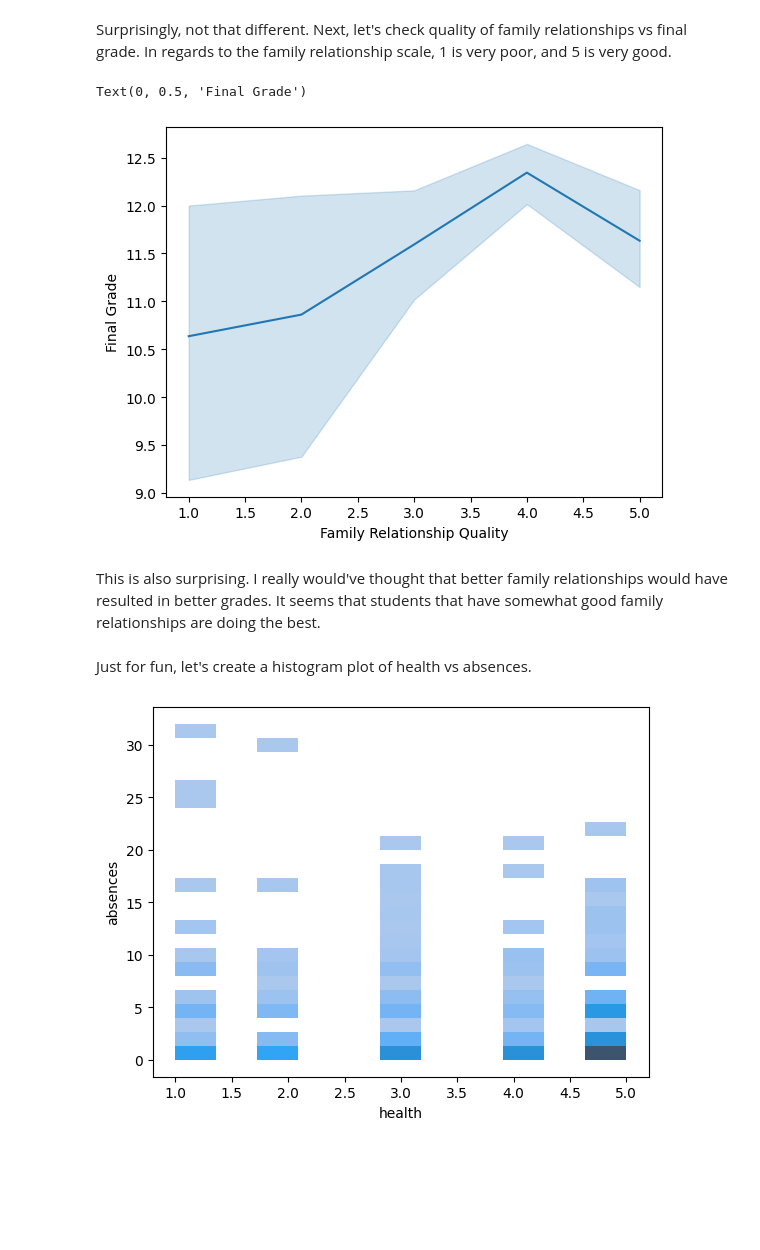
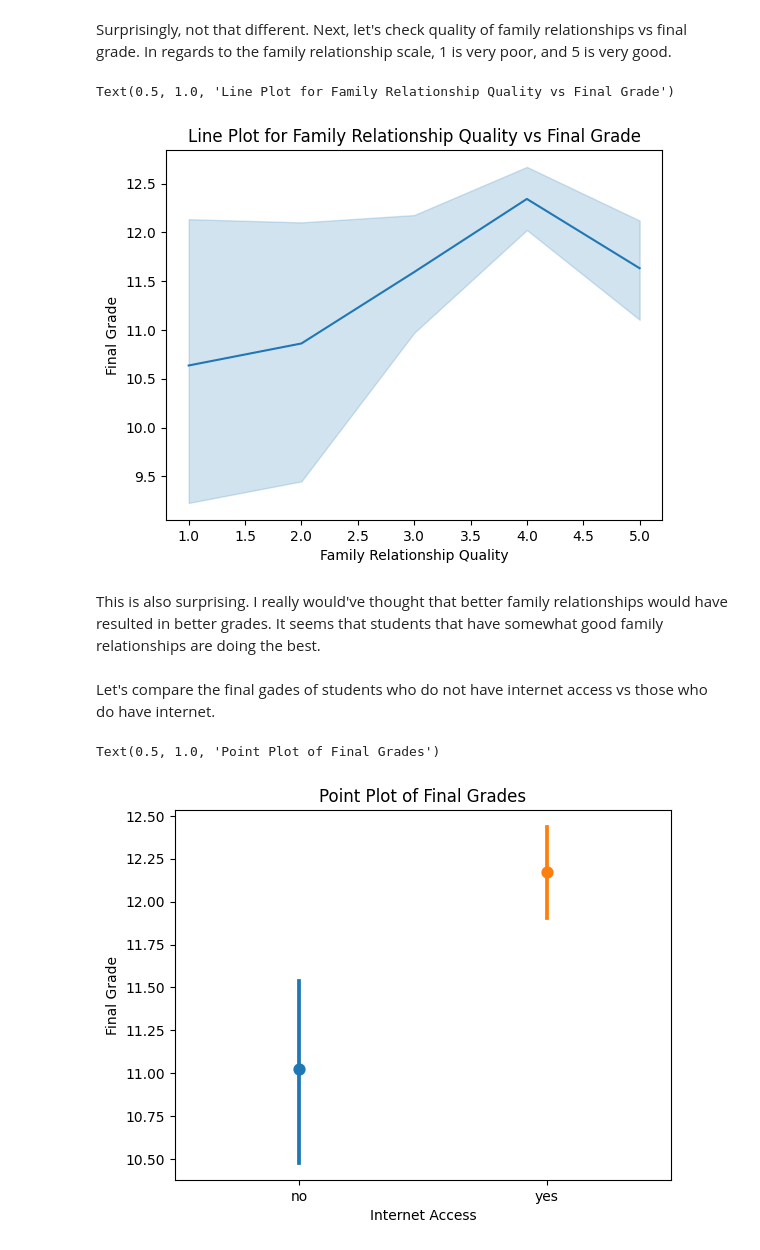
Before and after one commit to zhutchens/educational-analysis, a Jupyter notebook: education.ipynb, the cells around one changed output. Saved outputs shown, nothing was run; the diff lists cells and outputs as text; code cells hidden in the pictures; blank space fills up the shorter version.

```diff
--- a/education.ipynb
+++ b/education.ipynb
@@ -100,14 +120,19 @@ Surprisingly, not that different. Next, let's check quality of family relationsh
 ax = sb.lineplot(data = dataframe, x = 'famrel', y = 'G3', )
 ax.set_xlabel('Family Relationship Quality')
 ax.set_ylabel('Final Grade')
+plt.title(label = 'Line Plot for Family Relationship Quality vs Final Grade')
 # %% [output]
-Text(0, 0.5, 'Final Grade')
+Text(0.5, 1.0, 'Line Plot for Family Relationship Quality vs Final Grade')
-[figure, old version]
+[figure, new version]
 # %% [markdown]
 This is also surprising. I really would've thought that better family relationships would have resulted in better grades. It seems that students that have somewhat good family relationships are doing the best.
-# %% [markdown]
-Just for fun, let's create a histogram plot of health vs absences.
-# %%
-ax = sb.histplot(data = dataframe, x = 'health', y = 'absences')
-# %% [output]
-[figure, removed]
+# %% [markdown]
+Let's compare the final gades of students who do not have internet access vs those who do have internet.
+# %%
+ax = sb.pointplot(data = dataframe, x = 'internet', y = 'G3', hue = 'internet')
+ax.set_xlabel('Internet Access')
+ax.set_ylabel('Final Grade')
+plt.title('Point Plot of Final Grades')
+# %% [output]
+Text(0.5, 1.0, 'Point Plot of Final Grades')
+[figure, added]
```
Also changed, not shown: parts of 8 cells of this notebook.
